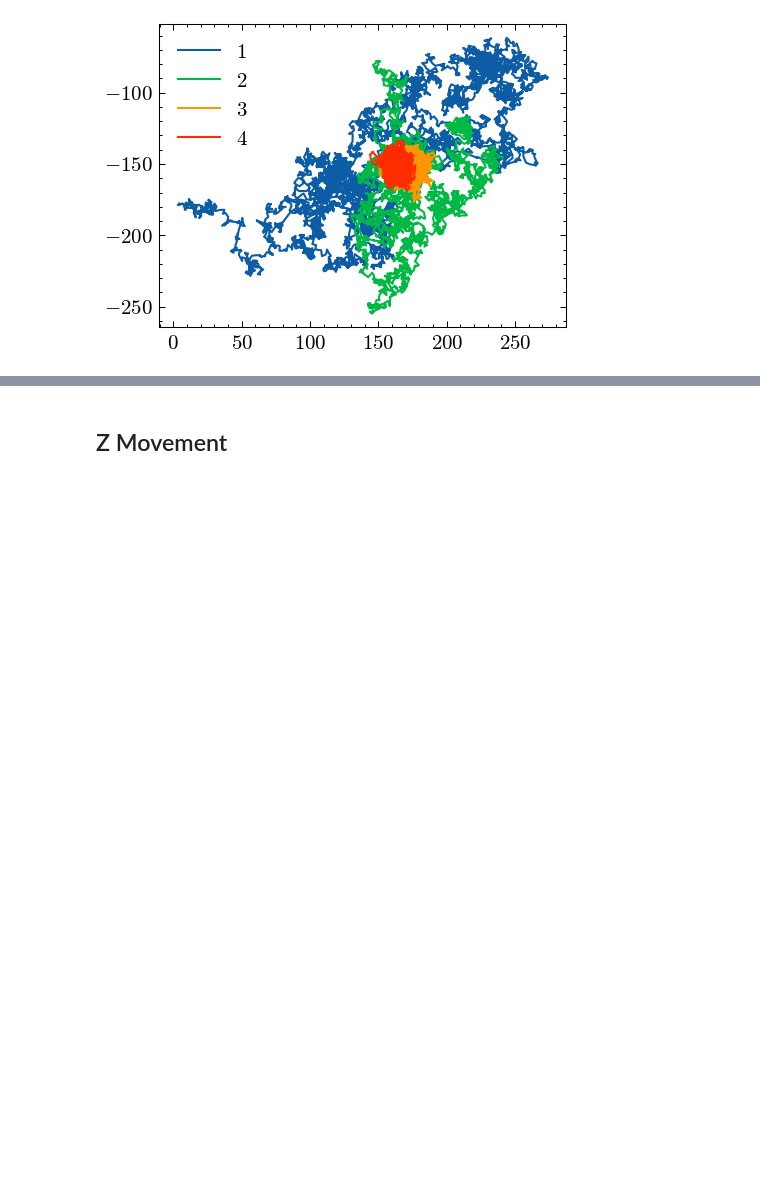
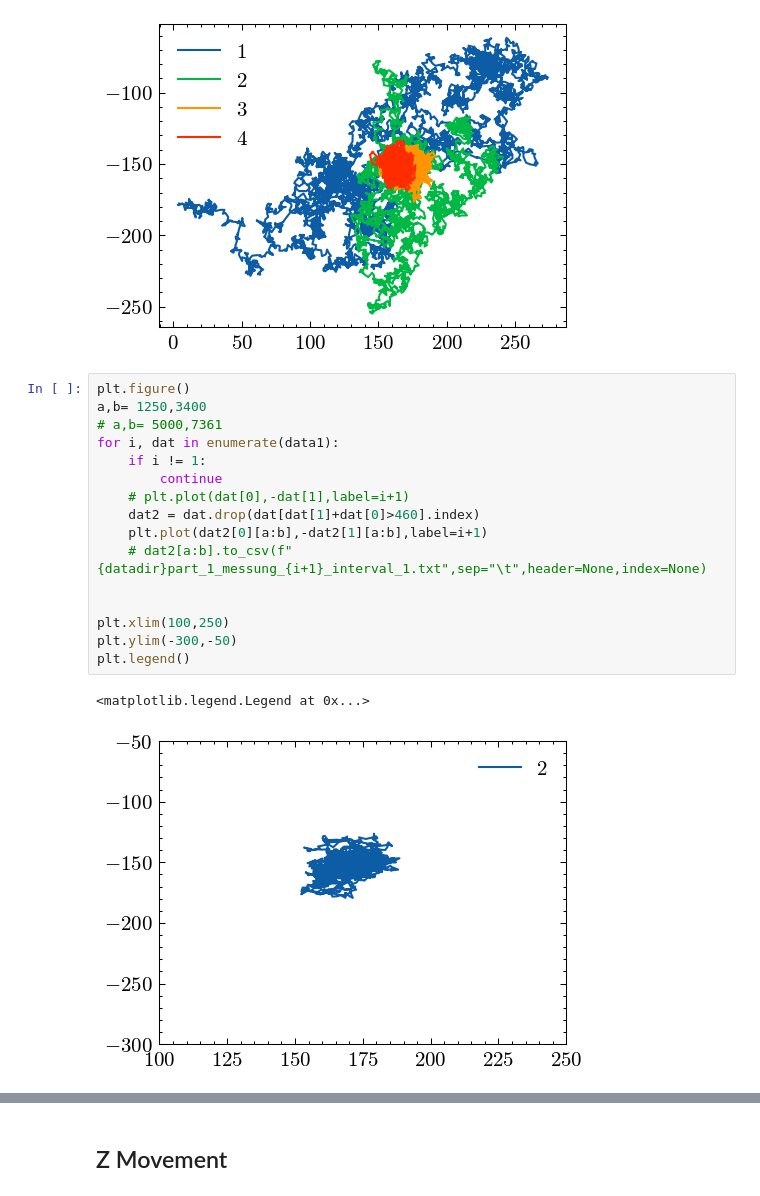
Before and after one commit to emhl/FP2, a Jupyter notebook: evaneszenz.ipynb, the cells around one changed output, grey strips where cells are left out. Saved outputs shown, nothing was run; the diff lists cells and outputs as text; blank space fills up the shorter version.

```diff
--- a/evaneszenz.ipynb
+++ b/evaneszenz.ipynb
@@ -55,3 +55,22 @@ plt.legend()
 # %% [output]
 <matplotlib.legend.Legend at 0x...>
 [figure]
+# %%
+plt.figure()
+a,b= 1250,3400
+# a,b= 5000,7361
+for i, dat in enumerate(data1):
+    if i != 1:
+        continue
+    # plt.plot(dat[0],-dat[1],label=i+1)
+    dat2 = dat.drop(dat[dat[1]+dat[0]>460].index)
+    plt.plot(dat2[0][a:b],-dat2[1][a:b],label=i+1)
+    # dat2[a:b].to_csv(f"{datadir}part_1_messung_{i+1}_interval_1.txt",sep="\t",header=None,index=None)
+
+
+plt.xlim(100,250)
+plt.ylim(-300,-50)
+plt.legend()
+# %% [output]
+<matplotlib.legend.Legend at 0x...>
+[figure, added]
```
Also changed, not shown: parts of 6 cells of this notebook, 2 other files.
